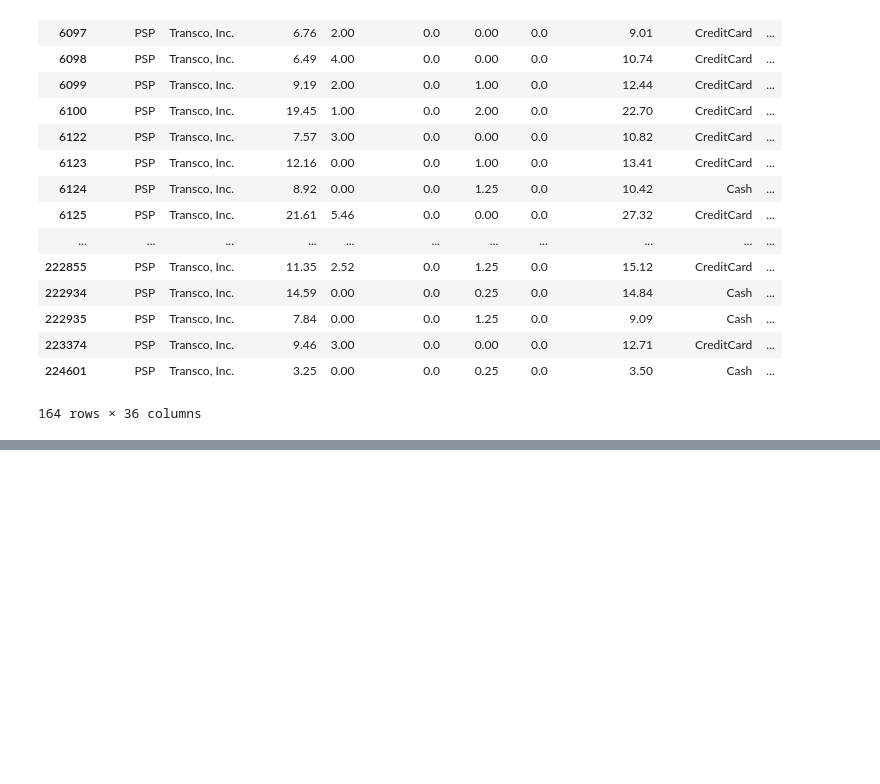
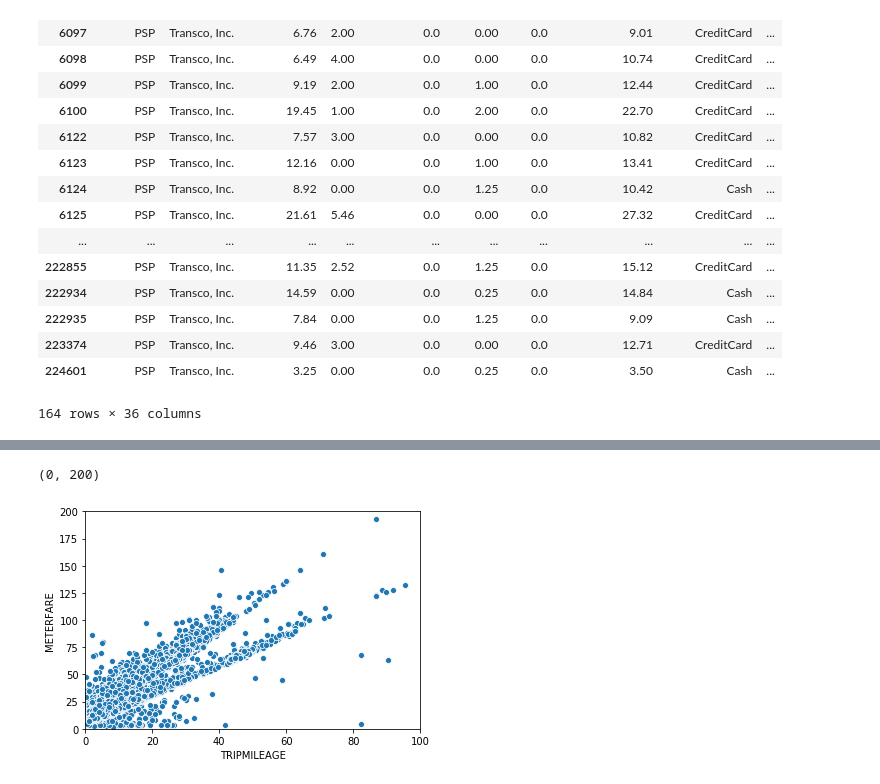
Before and after one commit to keita-dc/FlatironProject4, a Jupyter notebook: DC_taxi_trips.ipynb, the cells around one changed output, grey strips where cells are left out. Drawn from its saved outputs; the diff is of its cells as text; code cells hidden in the pictures; blank space fills up the shorter version.

```diff
--- a/DC_taxi_trips.ipynb
+++ b/DC_taxi_trips.ipynb
@@ -517,0 +564,7 @@ dc_taxi[dc_taxi['SURCHARGE'] == 0.00]
+# %%
+sns.scatterplot('TRIPMILEAGE','METERFARE', data=dc_taxi)
+plt.xlim(0,100)
+plt.ylim(0,200)
+# %% [output]
+(0, 200)
+[figure, added]
```
Also changed, not shown: parts of 2 cells of this notebook.
